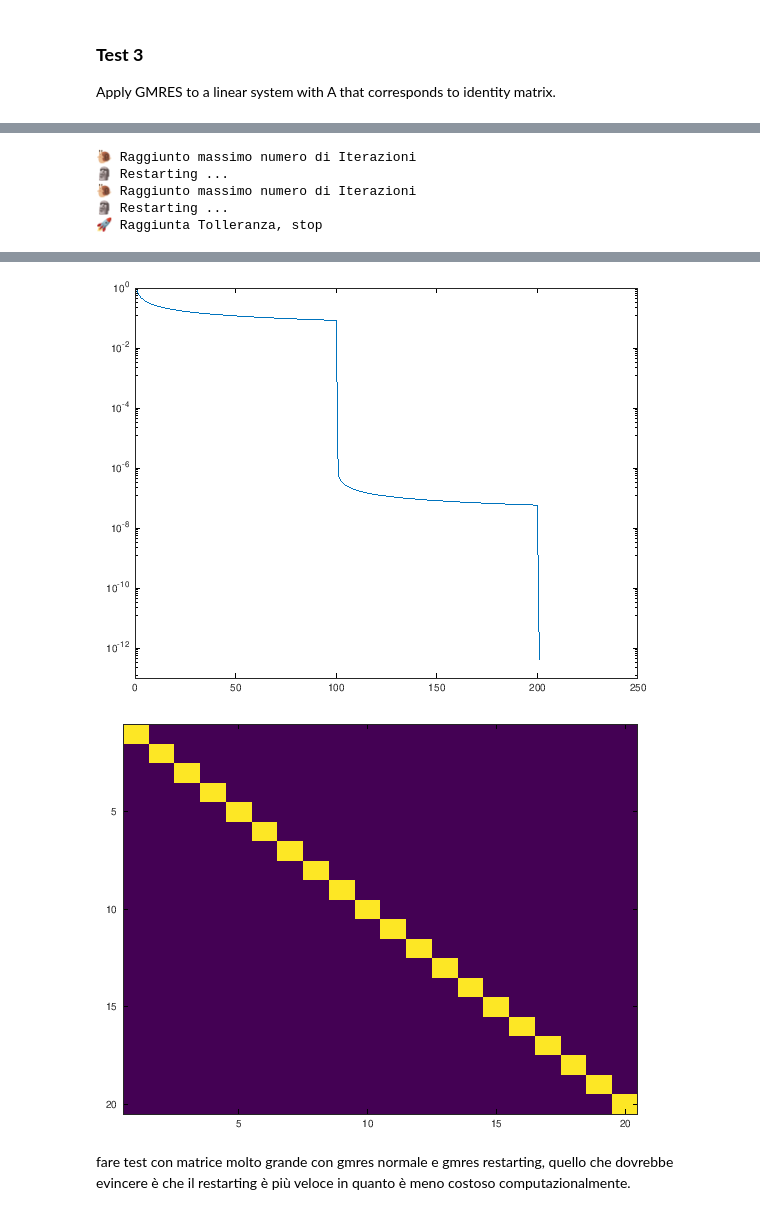
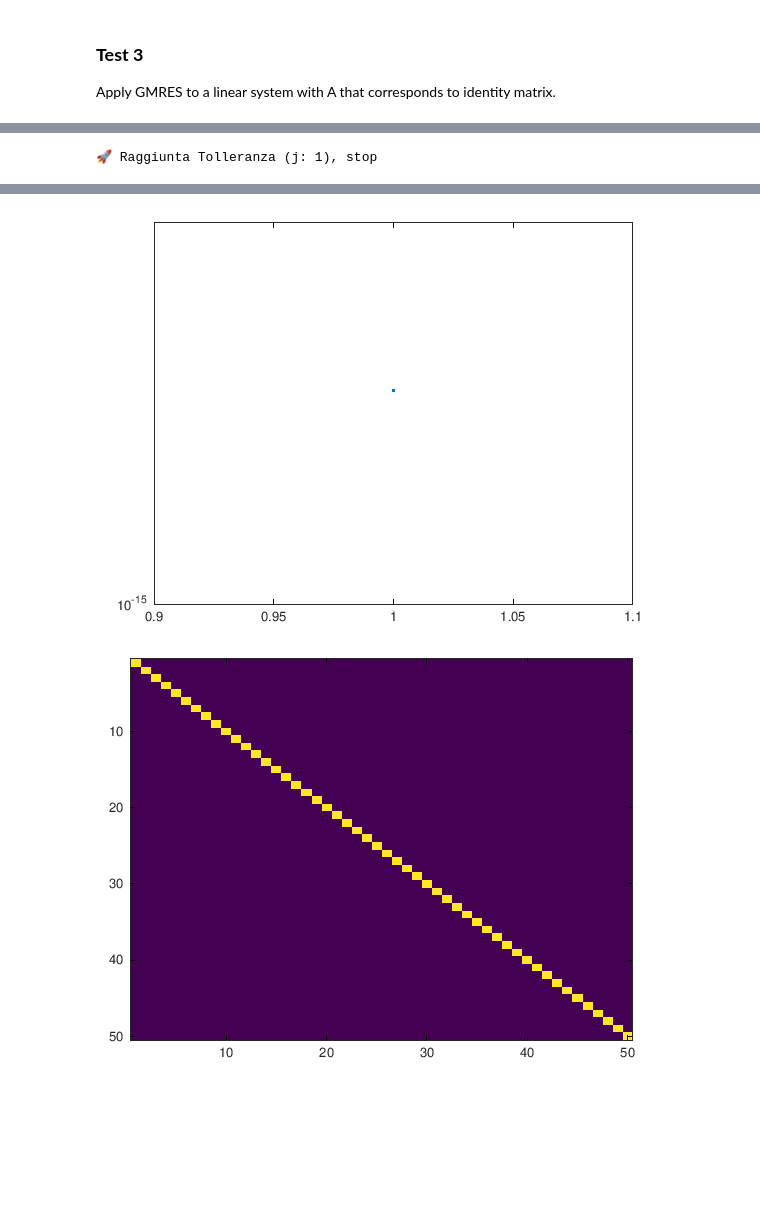
Before and after one commit to CristianCosci/GMRES, a Jupyter notebook: project/octave/octave_gmres.ipynb, the cells around one changed output, grey strips where cells are left out. Cells and saved outputs as stored; diff of their text form; code cells hidden in the pictures; blank space fills up the shorter version.

```diff
--- a/project/octave/octave_gmres.ipynb
+++ b/project/octave/octave_gmres.ipynb
@@ -453,0 +458,5 @@ plotResiduals(res);
+# %%
+%%time
+A = loadFunctionFromData("../data/vas_stokes_4M.mat");
+b = ones(size(A)(1));
+x0 = zeros(size(A)(1));
@@ -464,5 +498,5 @@ semilogy(res);
 # %%
-A = eye(10000)*120;
+A = eye(9000)*120;
 
 figure();
 [x, res] = gmres_restarting(A, b, x0, 100, 1e-10, 10);
@@ -472,10 +506,5 @@ semilogy(res);
 
 figure();
 imagesc(A(1:50, 1:50));
-% A(1:10, 1:10)
 # %% [output]
-🐌 Raggiunto massimo numero di Iterazioni
-🗿 Restarting ...
-🐌 Raggiunto massimo numero di Iterazioni
-🗿 Restarting ...
-🚀 Raggiunta Tolleranza, stop
+🚀 Raggiunta Tolleranza (j: 1), stop
@@ -483,4 +512,2 @@ imagesc(A(1:50, 1:50));
-[figure, old version]
+[figure, new version]
-[figure, old version]
+[figure, new version]
-# %% [markdown]
-fare test con matrice molto grande con gmres normale e gmres restarting, quello che dovrebbe evincere è che il restarting è più veloce in quanto è meno costoso computazionalmente.
```
Also changed, not shown: parts of 40 cells of this notebook, 1 other file.
